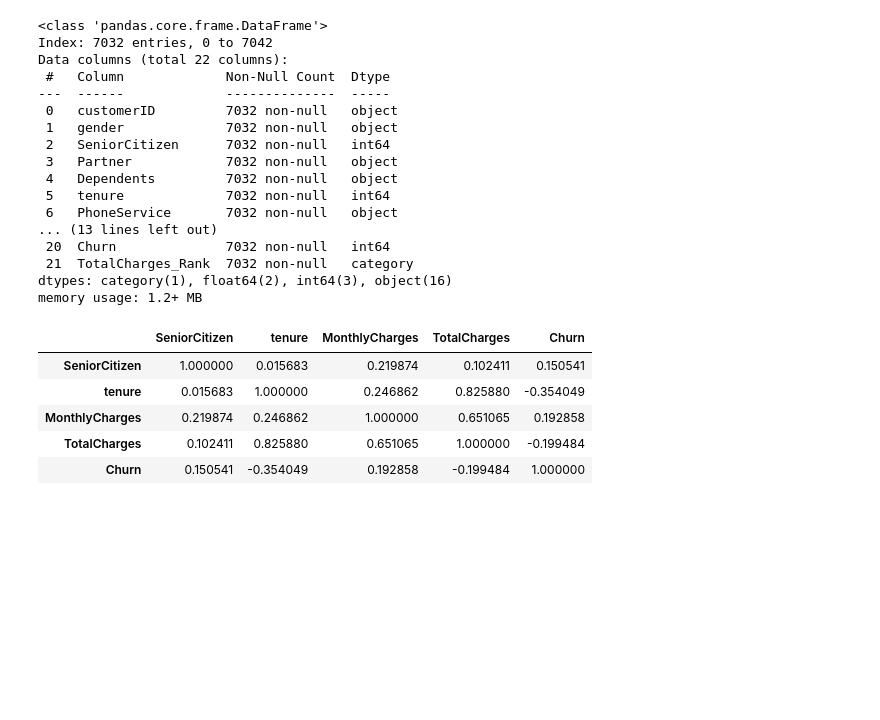
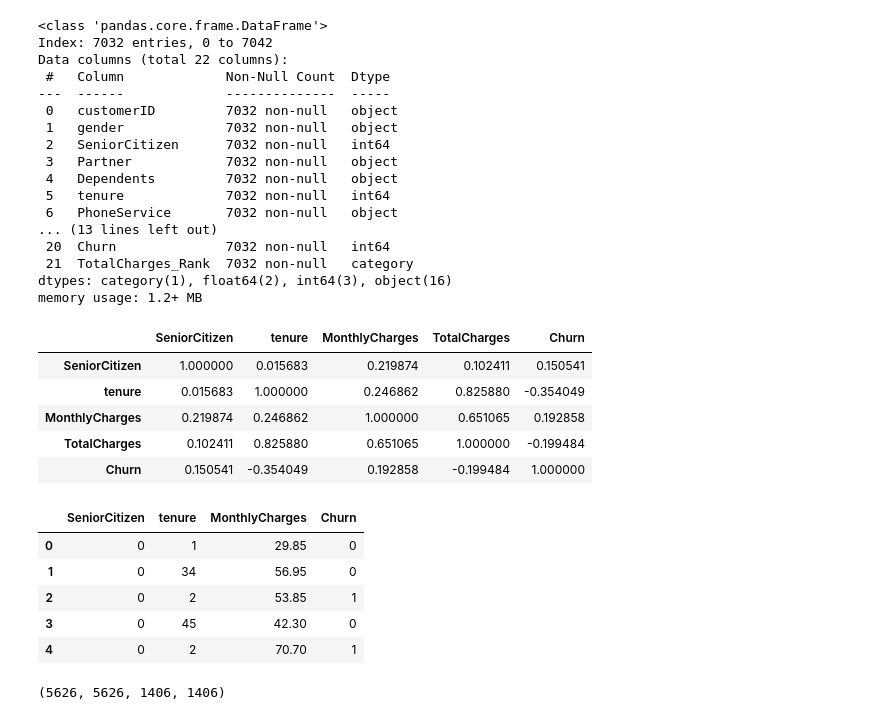
Before and after one commit to djdjdjdfh1/python_basic, a Jupyter notebook: EDA/telecom.ipynb, the cells around one changed output. Cells and saved outputs as stored; diff of their text form; code cells hidden in the pictures; blank space fills up the shorter version.

Commit message:
pandas train, test데이터

```diff
--- a/EDA/telecom.ipynb
+++ b/EDA/telecom.ipynb
@@ -152,0 +163,13 @@ memory usage: 1.2+ MB
+# %%
+# 수치형 데이터 추출
+# 상관계수의 값을 통해 값이 높거나 낮은 변수들은 한개만 선택(제외)
+# 고객아이디는 제거
+preprocess_df = df.loc[:, df.describe().columns].drop(columns=['TotalCharges'])
+preprocess_df.head()
+# %% [output]
+|  | SeniorCitizen | tenure | MonthlyCharges | Churn |
+| 0 | 0 | 1 | 29.85 | 0 |
+| 1 | 0 | 34 | 56.95 | 0 |
+| 2 | 0 | 2 | 53.85 | 1 |
+| 3 | 0 | 45 | 42.30 | 0 |
+| 4 | 0 | 2 | 70.70 | 1 |
@@ -152,0 +179,11 @@ memory usage: 1.2+ MB
+# %%
+import numpy as np
+split_indexs = int(np.round(len(x) * 0.8))
+train_x = x[:split_indexs]
+test_x = x[split_indexs:]
+train_y = y[:split_indexs]
+test_y = y[split_indexs:]
+
+len(train_x), len(train_y), len(test_x), len(test_y)
+# %% [output]
+(5626, 5626, 1406, 1406)
```
Also changed, not shown: parts of 3 cells of this notebook.
